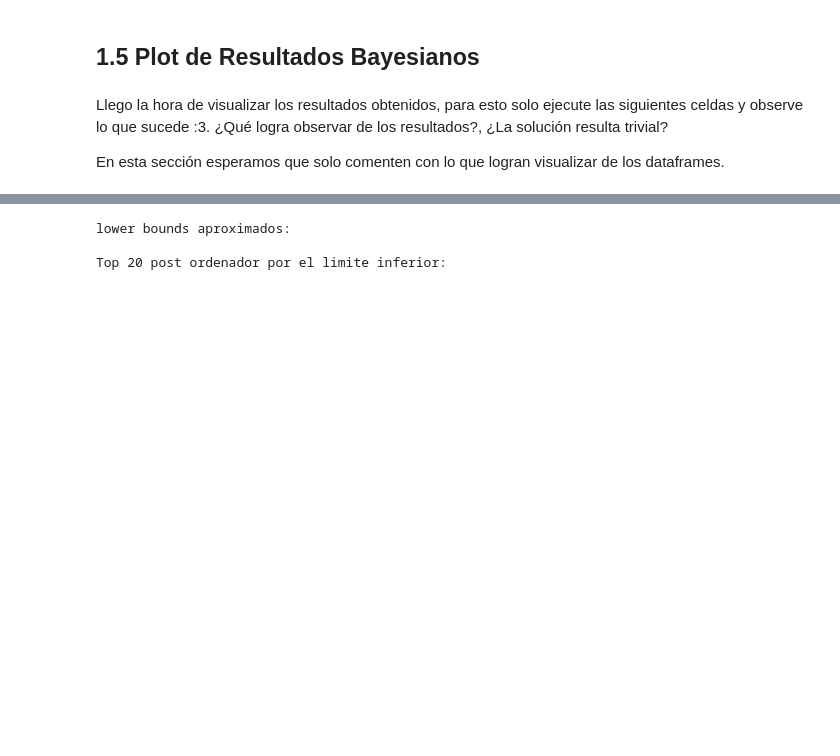
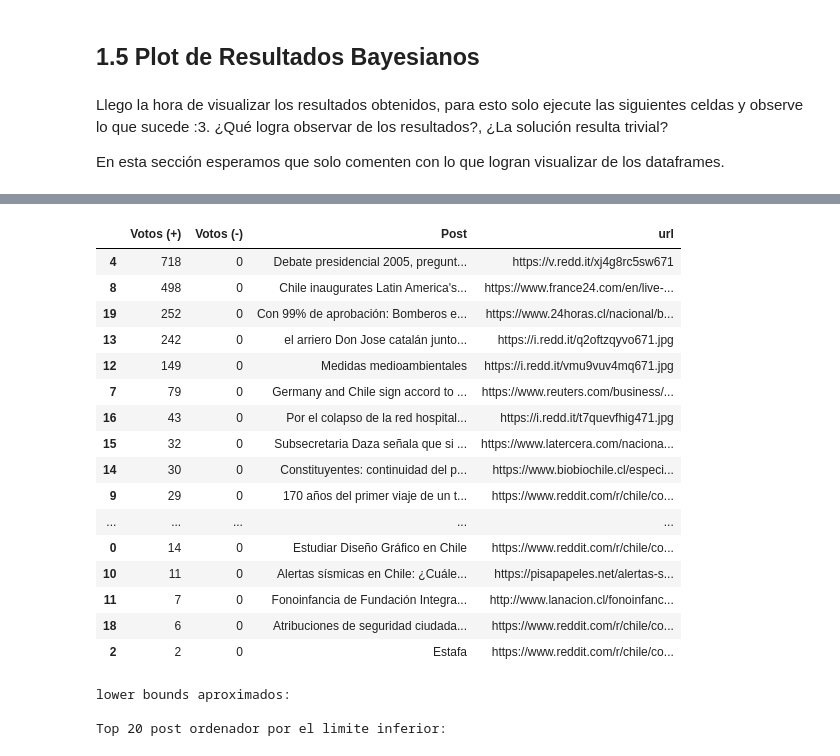
Before and after one commit to mzambrano1/Lab-programacion-cientifica, a Jupyter notebook: Laboratorios/LAB 5/enunciado_Laboratorio5_(1).ipynb, the cells around one changed output, grey strips where cells are left out. Saved outputs shown, nothing was run; the diff lists cells and outputs as text; code cells hidden in the pictures; blank space fills up the shorter version.

```diff
--- a/Laboratorios/LAB 5/enunciado_Laboratorio5 (1).ipynb
+++ b/Laboratorios/LAB 5/enunciado_Laboratorio5_(1).ipynb
@@ -245,0 +274,2 @@ LRU se refiere al algoritmo de memoria menos usada recientemente (*Least Recentl
+# %%
+a = praw_reddit()
@@ -269,3 +312,21 @@ def intevalos_numpy(votos_positivos, votos negativos):
+# %%
+
+def intevalos(votos_positivos, votos_negativos):
+  mu = []
+  sigma = []
+  for i in range(len(votos_positivos)):
+    a = votos_positivos[i]
+    b = votos_negativos[i]
+    m = a/(a+b)
+    mu.append(m)
+    s = m + 1.65*(a*b/(a+b)**2*(a+b+1))**(0.5)
+
+
+
+def intervalos_numpy(votos_positivos, votos_negativos):
+  mu = (votos_positivos)/(votos_positivos + votos_negativos)
+  sigma = mu + 1.65*np.sqrt(votos_positivos*votos_negativos/(votos_positivos+votos_negativos)**2*(votos_positivos+votos_negativos+1))
+  return mu, sigma
 # %% [markdown]
 ## 1.4 Comparación de rendimiento
 
@@ -286,3 +359,7 @@ def intevalos_numpy_JIT(votos_positivos, votos negativos):
 Llego la hora de visualizar los resultados obtenidos, para esto solo ejecute las siguientes celdas y observe lo que sucede :3. ¿Qué logra observar de los resultados?, ¿La solución resulta trivial?
 
 En esta sección esperamos que solo comenten con lo que logran visualizar de los dataframes.
+# %%
+votes = a[0]
+post = a[1]
+url = a[2]
@@ -288,0 +376,12 @@ En esta sección esperamos que solo comenten con lo que logran visualizar de los
+# %%
+#yoo
+votos = votes[len(votes)-1]
+posteo = post[len(post)-1]
+print("lower bounds aproximados:")
+posterior_mean, std_err = intervalos_numpy(votos[:, 0], votos[:, 1])
+lb = posterior_mean - std_err
+print("\nTop 20 post ordenador por el limite inferior:\n")
+order = np.argsort(-lb)
+vote_post = {'Votos (+)':votos[order[:20], 0], 'Votos (-)':votos[order[:20], 1] ,'Post':np.array(posteo)[order[:20]], 'url': np.array(url[len(url)-1])[order[:20]]}
+df = pd.DataFrame(data=vote_post)
+ordered_post = df.Post
@@ -289,3 +396,23 @@ En esta sección esperamos que solo comenten con lo que logran visualizar de los
+# %%
+df.sort_values(by=['Votos (+)'], ascending=False)
+# %% [output]
+|  | Votos (+) | Votos (-) | Post | url |
+| 4 | 718 | 0 | Debate presidencial 2005, pregunt... | https://v.redd.it/xj4g8rc5sw671 |
+| 8 | 498 | 0 | Chile inaugurates Latin America's... | https://www.france24.com/en/live-... |
+| 19 | 252 | 0 | Con 99% de aprobación: Bomberos e... | https://www.24horas.cl/nacional/b... |
+| 13 | 242 | 0 | el arriero Don Jose catalán junto... | https://i.redd.it/q2oftzqyvo671.jpg |
+| 12 | 149 | 0 | Medidas medioambientales | https://i.redd.it/vmu9vuv4mq671.jpg |
+| 7 | 79 | 0 | Germany and Chile sign accord to ... | https://www.reuters.com/business/... |
+| 16 | 43 | 0 | Por el colapso de la red hospital... | https://i.redd.it/t7quevfhig471.jpg |
+| 15 | 32 | 0 | Subsecretaria Daza señala que si ... | https://www.latercera.com/naciona... |
+| 14 | 30 | 0 | Constituyentes: continuidad del p... | https://www.biobiochile.cl/especi... |
+| 9 | 29 | 0 | 170 años del primer viaje de un t... | https://www.reddit.com/r/chile/co... |
+| ... | ... | ... | ... | ... |
+| 0 | 14 | 0 | Estudiar Diseño Gráfico en Chile | https://www.reddit.com/r/chile/co... |
+| 10 | 11 | 0 | Alertas sísmicas en Chile: ¿Cuále... | https://pisapapeles.net/alertas-s... |
+| 11 | 7 | 0 | Fonoinfancia de Fundación Integra... | http://www.lanacion.cl/fonoinfanc... |
+| 18 | 6 | 0 | Atribuciones de seguridad ciudada... | https://www.reddit.com/r/chile/co... |
+| 2 | 2 | 0 | Estafa | https://www.reddit.com/r/chile/co... |
 # %%
 
 votos = votes[len(votes)-1]
```
Also changed, not shown: parts of 19 cells of this notebook.
